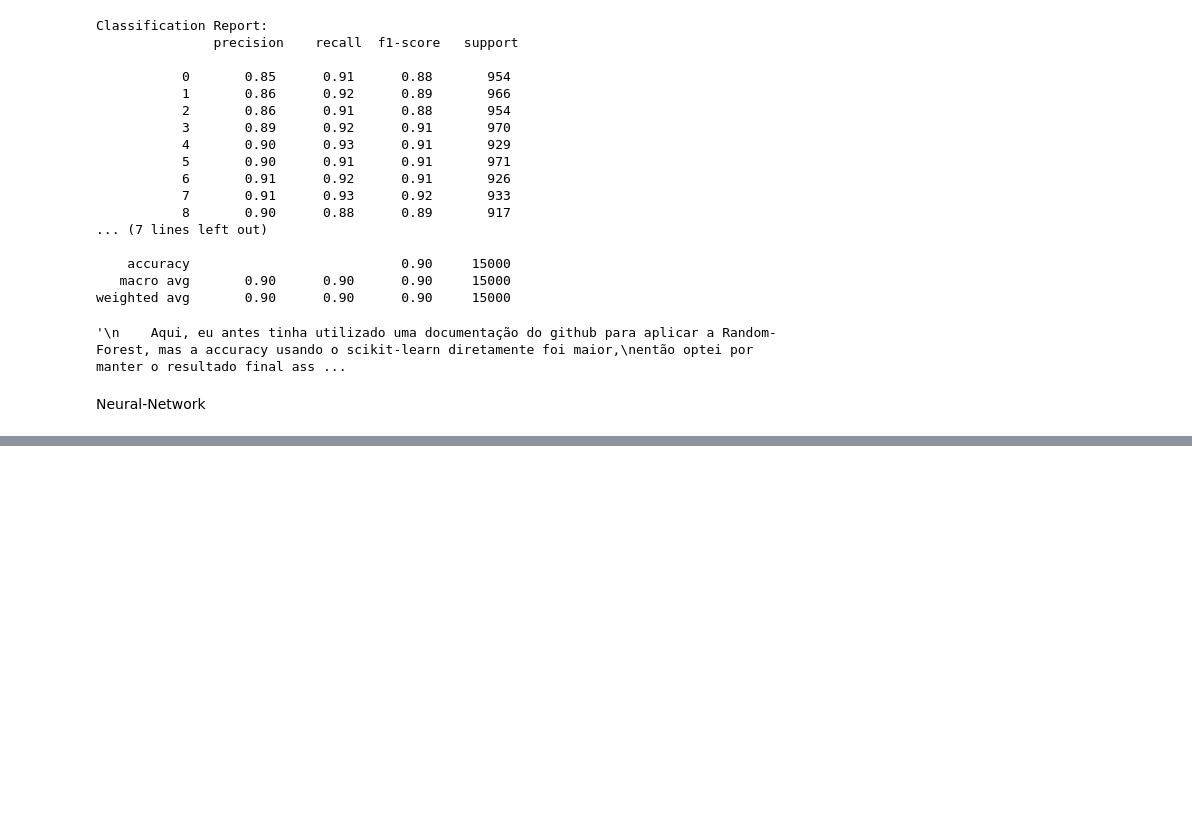
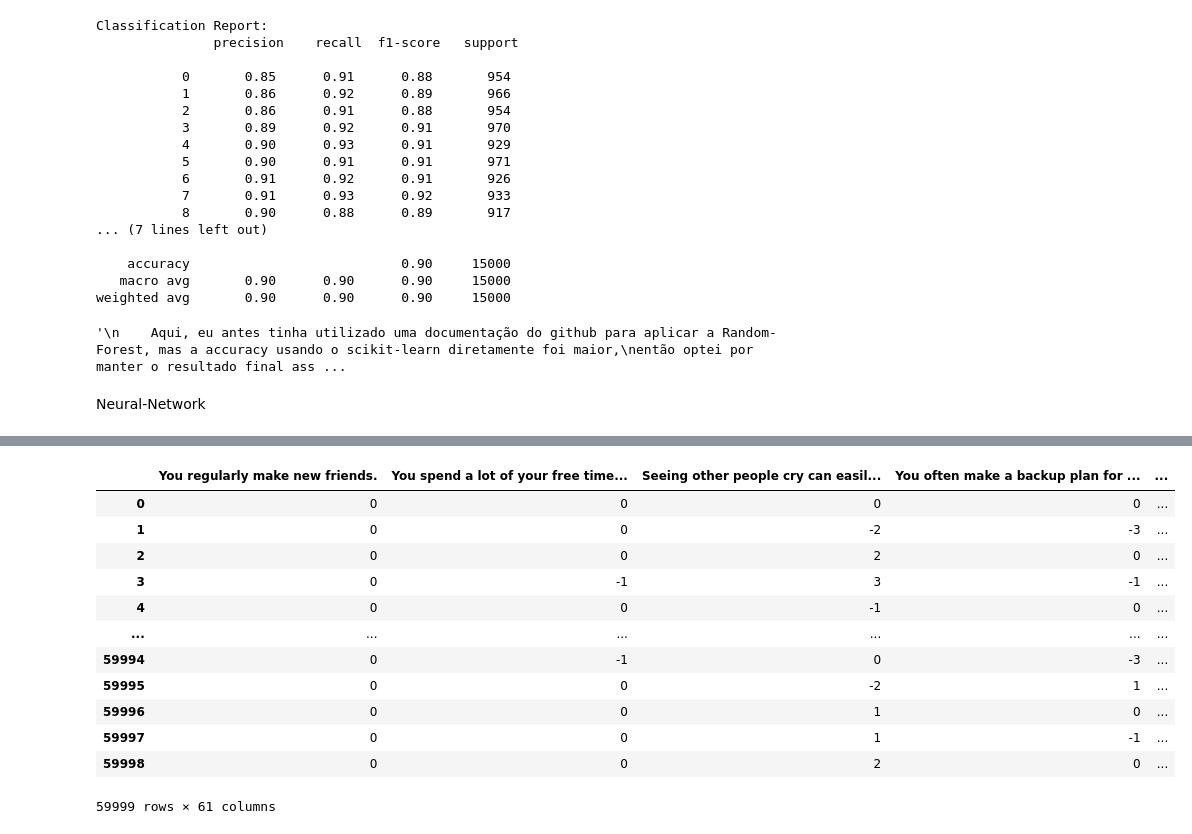
Before and after one commit to talesnobre/Trainees2, a Jupyter notebook: Projeto Final/Final.ipynb, the cells around one changed output, grey strips where cells are left out. Drawn from its saved outputs; the diff is of its cells as text; code cells hidden in the pictures; blank space fills up the shorter version.

```diff
--- a/Projeto Final/Final.ipynb
+++ b/Projeto Final/Final.ipynb
@@ -731,0 +723,23 @@ Neural-Network
+# %%
+mapa = {'ESFJ': 0, 'ESFP': 1, 'ESTJ': 2, 'ESTP': 3, 'ENFJ': 4, 'ENFP': 5,
+         'ENTJ': 6, 'ENTP': 7, 'ISFJ': 8, 'ISFP': 9, 'ISTJ': 10, 'ISTP': 11,
+           'INFJ': 12, 'INFP': 13, 'INTJ': 14, 'INTP': 15}
+
+# Substituir as personalidades pelos valores mapeados
+df['Personality'] = df['Personality'].replace(mapa)
+# %%
+df
+# %% [output]
+|  | You regularly make new friends. | You spend a lot of your free time... | Seeing other people cry can easil... | You often make a backup plan for ... | ... |
+| 0 | 0 | 0 | 0 | 0 | ... |
+| 1 | 0 | 0 | -2 | -3 | ... |
+| 2 | 0 | 0 | 2 | 0 | ... |
+| 3 | 0 | -1 | 3 | -1 | ... |
+| 4 | 0 | 0 | -1 | 0 | ... |
+| ... | ... | ... | ... | ... | ... |
+| 59994 | 0 | -1 | 0 | -3 | ... |
+| 59995 | 0 | 0 | -2 | 1 | ... |
+| 59996 | 0 | 0 | 1 | 0 | ... |
+| 59997 | 0 | 0 | 1 | -1 | ... |
+| 59998 | 0 | 0 | 2 | 0 | ... |
+59999 rows × 61 columns
```
Also changed, not shown: parts of 22 cells of this notebook.
